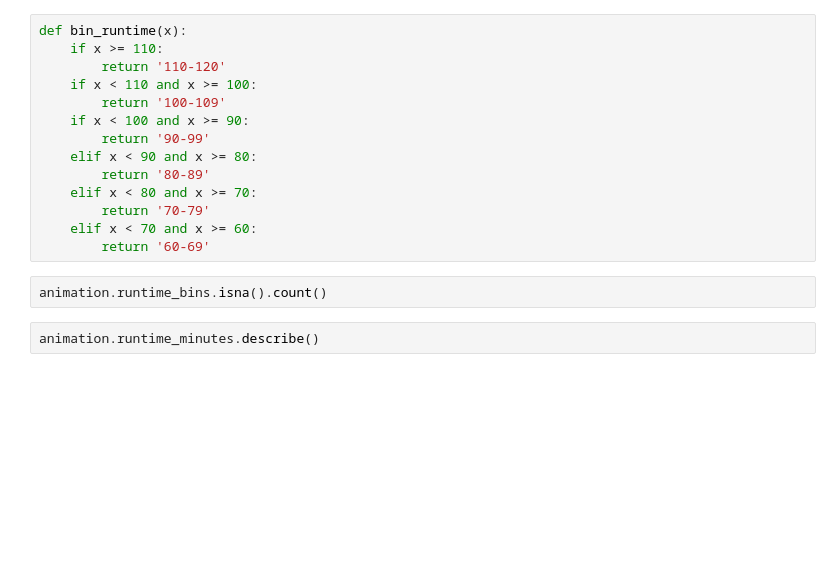
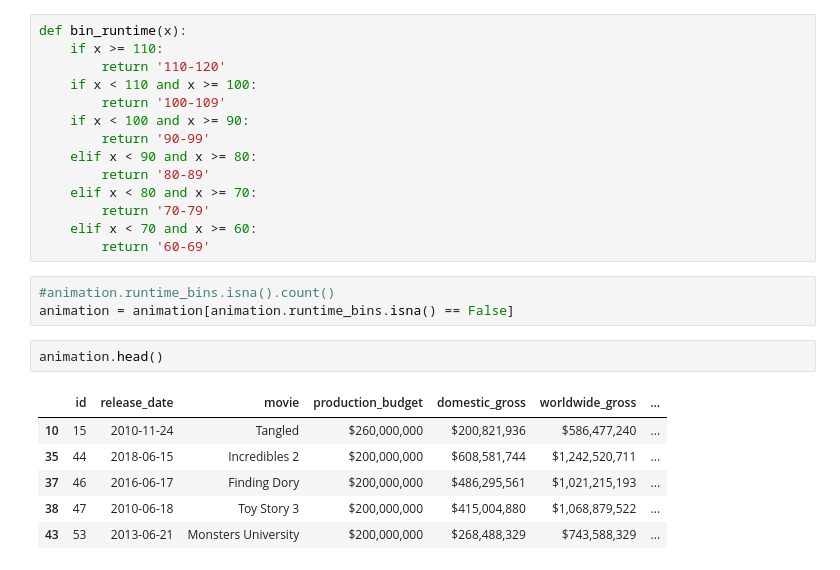
Before and after one commit to colesussmeierDELOITTE/Pod1Capstone, a Jupyter notebook: allie_work.ipynb, the cells around one changed output. Saved outputs shown, nothing was run; the diff lists cells and outputs as text; blank space fills up the shorter version.

```diff
--- a/allie_work.ipynb
+++ b/allie_work.ipynb
@@ -180,7 +211,15 @@ def bin_runtime(x):
         return '70-79'
     elif x < 70 and x >= 60:
         return '60-69'
-# %%
-animation.runtime_bins.isna().count()
-# %%
-animation.runtime_minutes.describe()
+# %%
+#animation.runtime_bins.isna().count()
+animation = animation[animation.runtime_bins.isna() == False]
+# %%
+animation.head()
+# %% [output]
+|  | id | release_date | movie | production_budget | domestic_gross | worldwide_gross | ... |
+| 10 | 15 | 2010-11-24 | Tangled | $260,000,000 | $200,821,936 | $586,477,240 | ... |
+| 35 | 44 | 2018-06-15 | Incredibles 2 | $200,000,000 | $608,581,744 | $1,242,520,711 | ... |
+| 37 | 46 | 2016-06-17 | Finding Dory | $200,000,000 | $486,295,561 | $1,021,215,193 | ... |
+| 38 | 47 | 2010-06-18 | Toy Story 3 | $200,000,000 | $415,004,880 | $1,068,879,522 | ... |
+| 43 | 53 | 2013-06-21 | Monsters University | $200,000,000 | $268,488,329 | $743,588,329 | ... |
```
Also changed, not shown: parts of 4 cells of this notebook.
